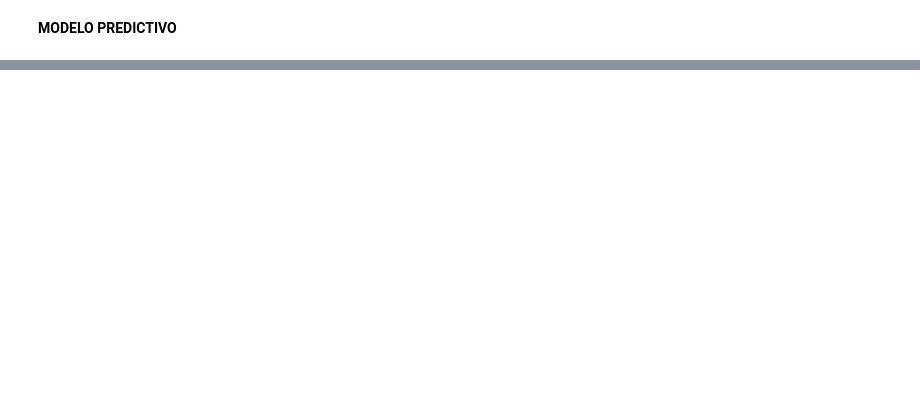
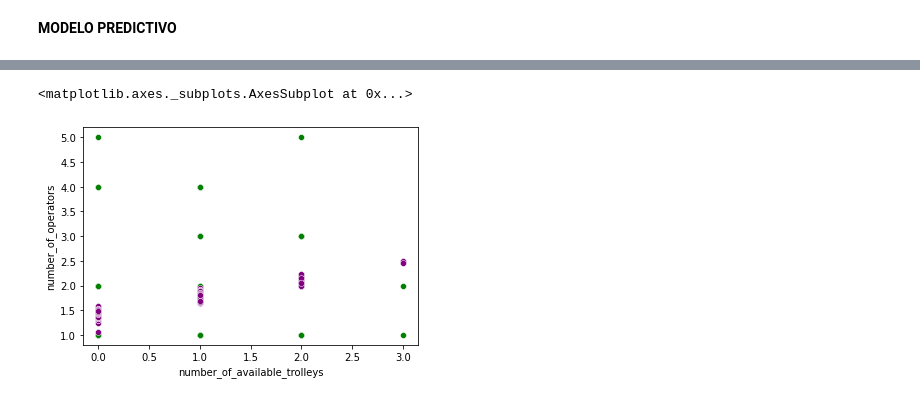
Before and after one commit to A01732830/Entregable-3, a Jupyter notebook: Modelo4_last_mile.ipynb, the cells around one changed output, grey strips where cells are left out. Saved outputs shown, nothing was run; the diff lists cells and outputs as text; code cells hidden in the pictures; blank space fills up the shorter version.

```diff
--- a/Modelo4_last_mile.ipynb
+++ b/Modelo4_last_mile.ipynb
@@ -100,3 +93,9 @@ sns.scatterplot(x='number_of_available_trolleys', y='Predicciones', color="red",
+# %%
+sns.scatterplot(x='number_of_available_trolleys', y='number_of_operators', color="green", data=df)
+sns.scatterplot(x='number_of_available_trolleys', y='Predicciones', color="purple", data=df)
+# %% [output]
+<matplotlib.axes._subplots.AxesSubplot at 0x...>
+[figure, added]
 # %%
 #Corroboramos cual es el coeficiente de Determinación de nuestro modelo
 coef_Deter=modelo.score(X=Vars_Indep, y=Var_Dep)
```
Also changed, not shown: parts of 9 cells of this notebook.
